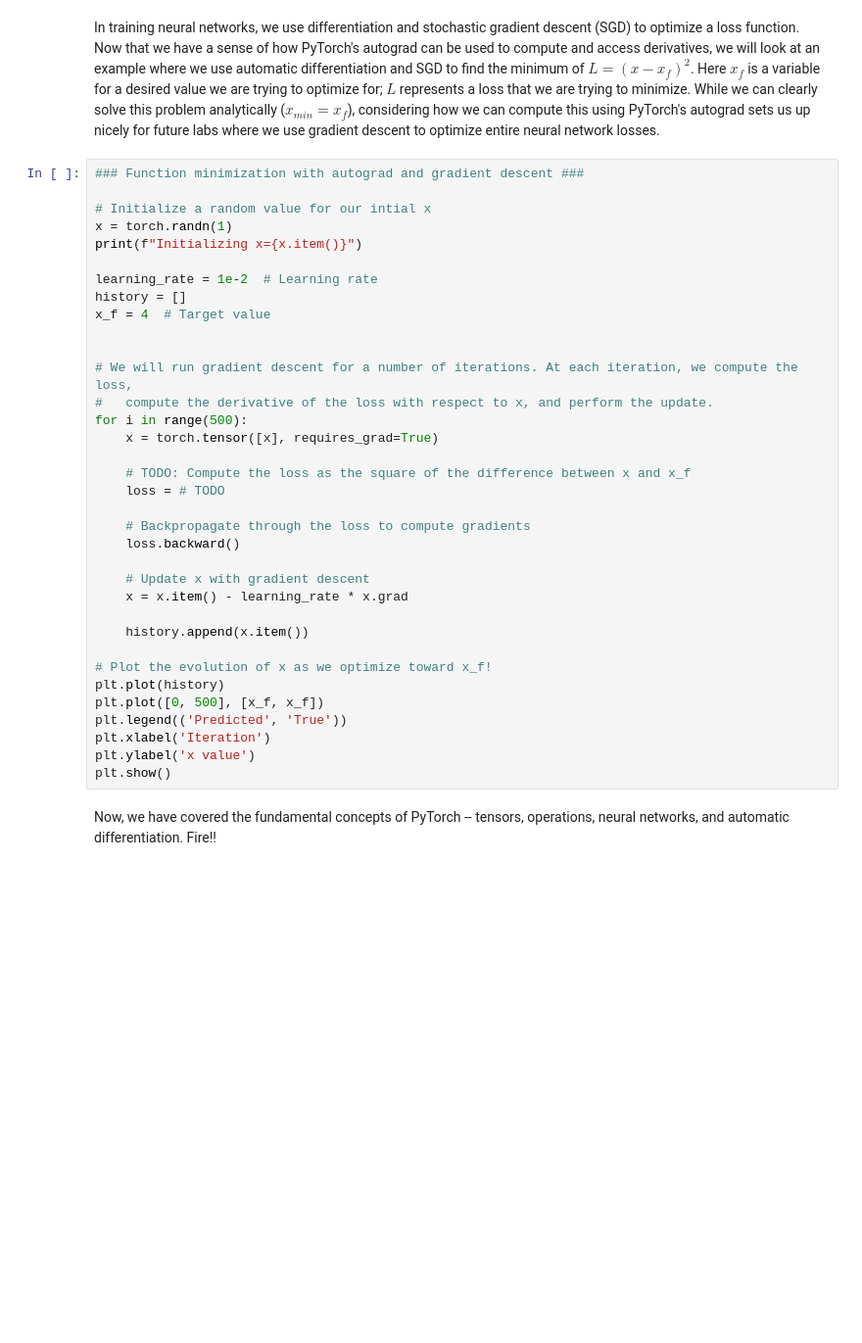
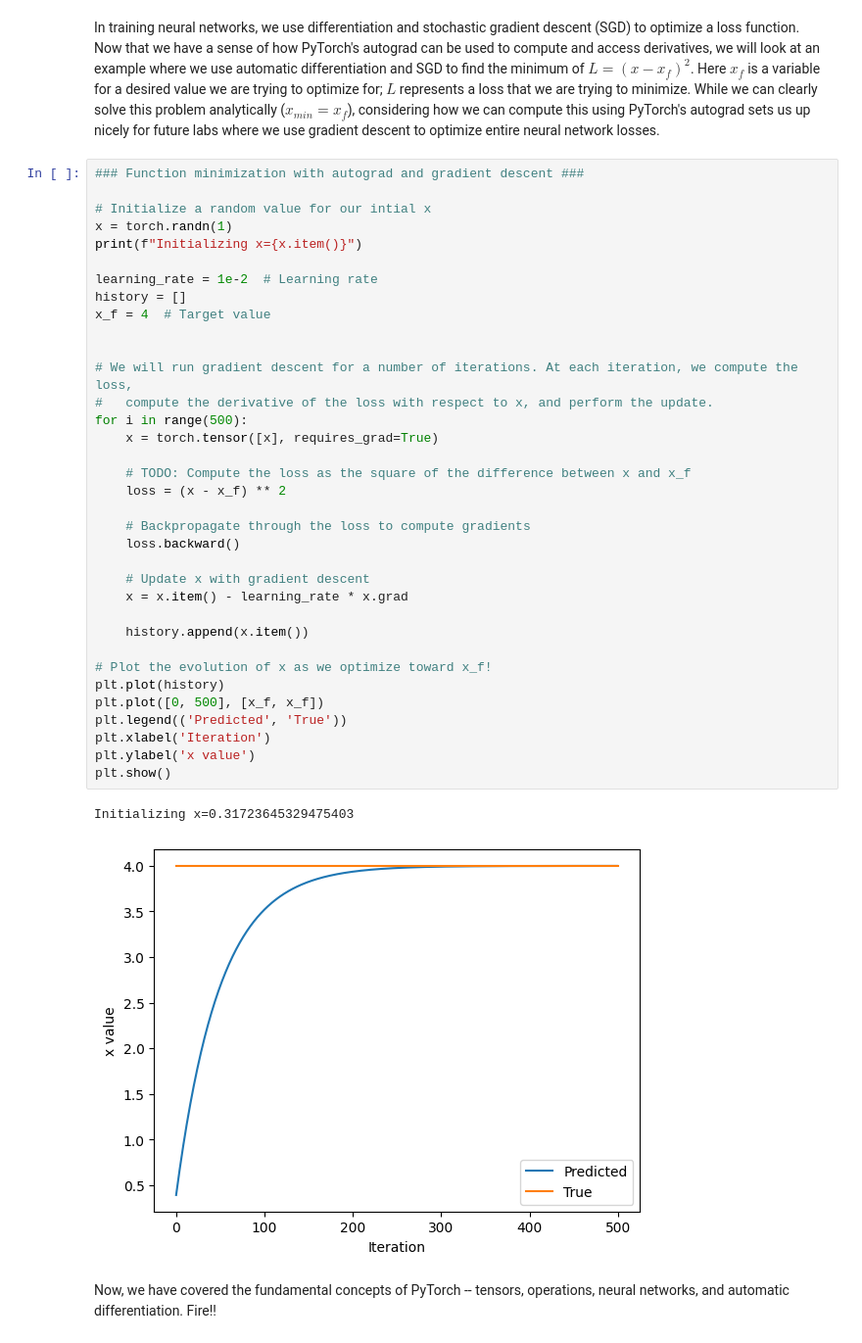
Before and after one commit to abhijit-mazumdar/introtodeeplearning, a Jupyter notebook: lab1/PT_Part1_Intro.ipynb, the cells around one changed output. Shown at 98% size. Saved outputs shown, nothing was run; the diff lists cells and outputs as text; blank space fills up the shorter version.

```diff
--- a/lab1/PT_Part1_Intro.ipynb
+++ b/lab1/PT_Part1_Intro.ipynb
@@ -336,33 +343,36 @@ In training neural networks, we use differentiation and stochastic gradient desc
 x = torch.randn(1)
 print(f"Initializing x={x.item()}")
 
 learning_rate = 1e-2  # Learning rate
 history = []
 x_f = 4  # Target value
 
 
 # We will run gradient descent for a number of iterations. At each iteration, we compute the loss,
 #   compute the derivative of the loss with respect to x, and perform the update.
 for i in range(500):
     x = torch.tensor([x], requires_grad=True)
 
     # TODO: Compute the loss as the square of the difference between x and x_f
-    loss = # TODO
+    loss = (x - x_f) ** 2
 
     # Backpropagate through the loss to compute gradients
     loss.backward()
 
     # Update x with gradient descent
     x = x.item() - learning_rate * x.grad
 
     history.append(x.item())
 
 # Plot the evolution of x as we optimize toward x_f!
 plt.plot(history)
 plt.plot([0, 500], [x_f, x_f])
 plt.legend(('Predicted', 'True'))
 plt.xlabel('Iteration')
 plt.ylabel('x value')
 plt.show()
+# %% [output]
+Initializing x=0.31723645329475403
+[figure, added]
 # %% [markdown]
 Now, we have covered the fundamental concepts of PyTorch -- tensors, operations, neural networks, and automatic differentiation. Fire!!
```
Also changed, not shown: parts of 4 cells of this notebook.
